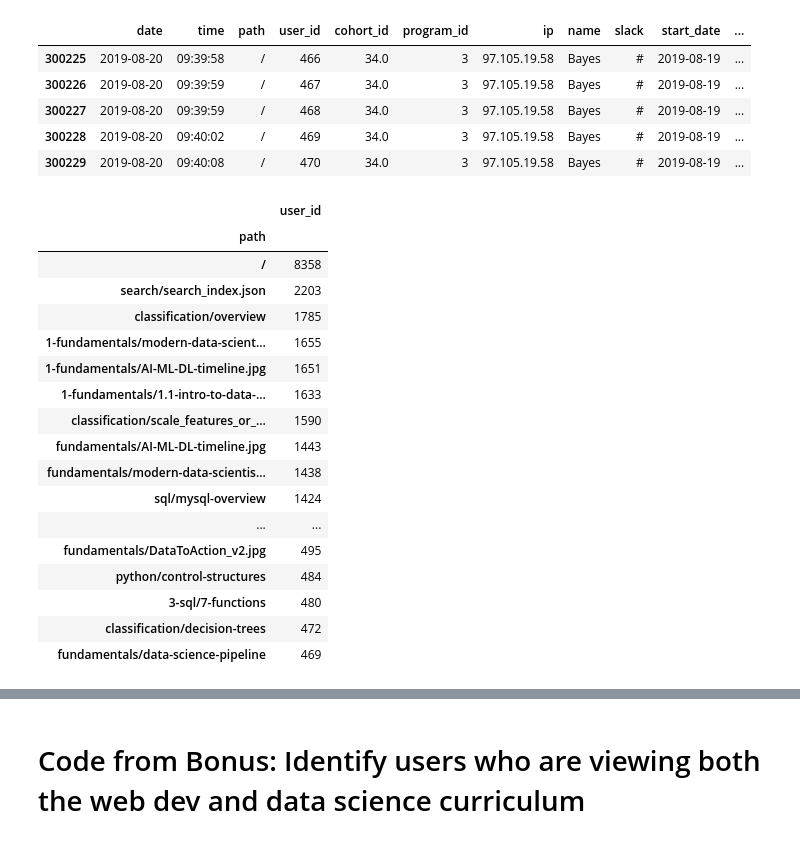
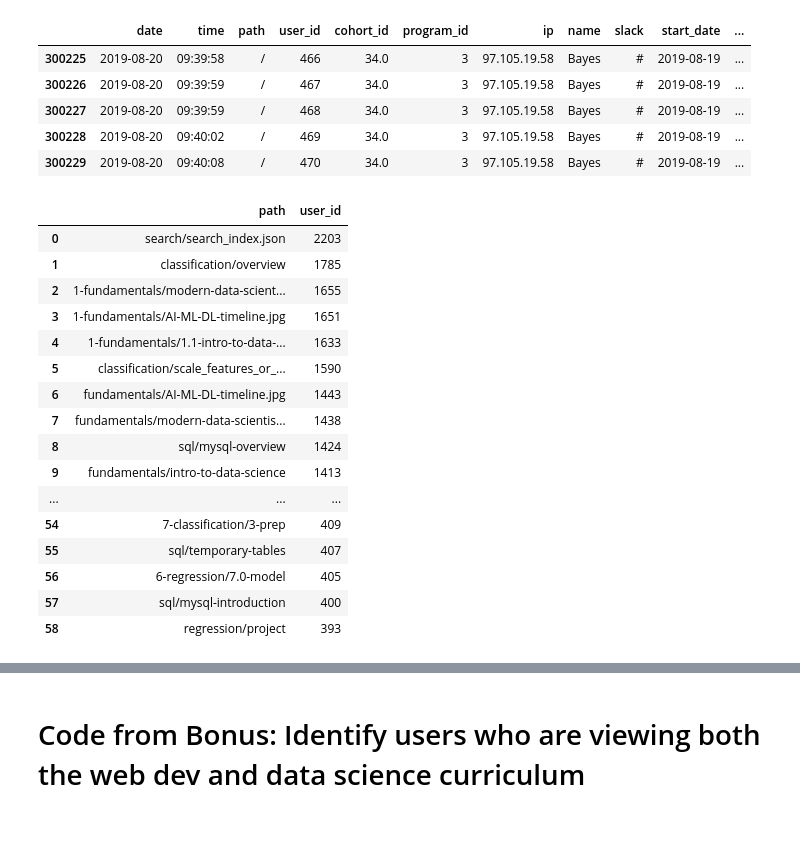
Before and after one commit to daniel-kaniela/anomoly_detection_project, a Jupyter notebook: kan_anomaly_detection_working_copy.ipynb, the cells around one changed output, grey strips where cells are left out. Drawn from its saved outputs; the diff is of its cells as text; code cells hidden in the pictures.

```diff
--- a/kan_anomaly_detection_working_copy.ipynb
+++ b/kan_anomaly_detection_working_copy.ipynb
@@ -94,23 +94,23 @@ df_ds.head()
 | 300228 | 2019-08-20 | 09:40:02 | / | 469 | 34.0 | 3 | 97.105.19.58 | Bayes | # | 2019-08-19 | ... |
 | 300229 | 2019-08-20 | 09:40:08 | / | 470 | 34.0 | 3 | 97.105.19.58 | Bayes | # | 2019-08-19 | ... |
 # %%
-df_ds.groupby(by=['path'])[['user_id']].agg('count').sort_values('user_id', ascending=False)[:40]
+df_ds_lesson_count = df_ds.groupby(by=['path'])[['user_id']].agg('count').sort_values('user_id', ascending=False)[1:60].reset_index()
+df_ds_lesson_count.head(60)
 # %% [output]
-|  | user_id |
-| path |  |
-| / | 8358 |
-| search/search_index.json | 2203 |
-| classification/overview | 1785 |
-| 1-fundamentals/modern-data-scient... | 1655 |
-| 1-fundamentals/AI-ML-DL-timeline.jpg | 1651 |
-| 1-fundamentals/1.1-intro-to-data-... | 1633 |
-| classification/scale_features_or_... | 1590 |
-| fundamentals/AI-ML-DL-timeline.jpg | 1443 |
-| fundamentals/modern-data-scientis... | 1438 |
-| sql/mysql-overview | 1424 |
-| ... | ... |
-| fundamentals/DataToAction_v2.jpg | 495 |
-| python/control-structures | 484 |
-| 3-sql/7-functions | 480 |
-| classification/decision-trees | 472 |
-| fundamentals/data-science-pipeline | 469 |
+|  | path | user_id |
+| 0 | search/search_index.json | 2203 |
+| 1 | classification/overview | 1785 |
+| 2 | 1-fundamentals/modern-data-scient... | 1655 |
+| 3 | 1-fundamentals/AI-ML-DL-timeline.jpg | 1651 |
+| 4 | 1-fundamentals/1.1-intro-to-data-... | 1633 |
+| 5 | classification/scale_features_or_... | 1590 |
+| 6 | fundamentals/AI-ML-DL-timeline.jpg | 1443 |
+| 7 | fundamentals/modern-data-scientis... | 1438 |
+| 8 | sql/mysql-overview | 1424 |
+| 9 | fundamentals/intro-to-data-science | 1413 |
+| ... | ... | ... |
+| 54 | 7-classification/3-prep | 409 |
+| 55 | sql/temporary-tables | 407 |
+| 56 | 6-regression/7.0-model | 405 |
+| 57 | sql/mysql-introduction | 400 |
+| 58 | regression/project | 393 |
```
Also changed, not shown: parts of 7 cells of this notebook.
